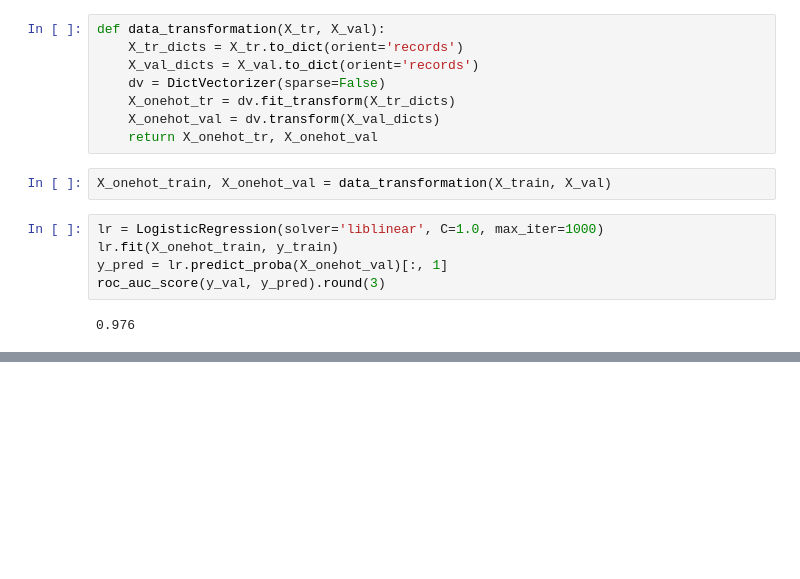
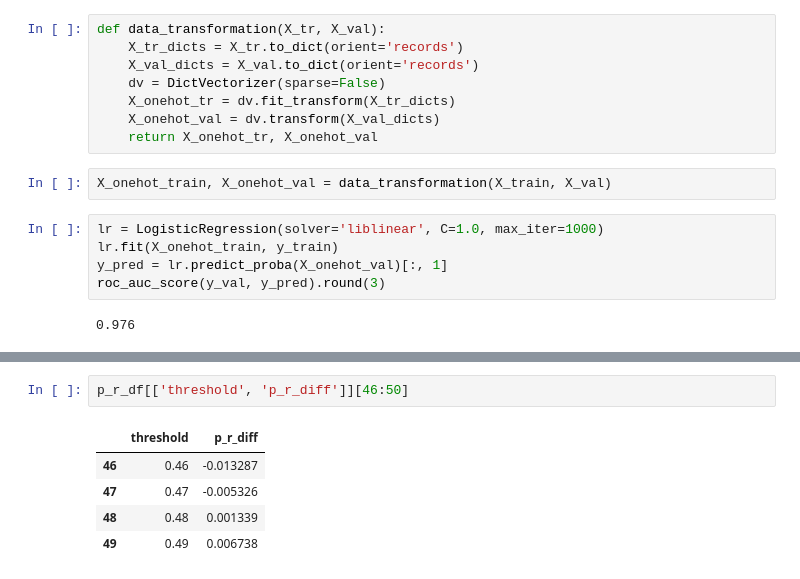
Before and after one commit to capac/ml-zoomcamp, a Jupyter notebook: 2023/homework/04/homework_04.ipynb, the cells around one changed output, grey strips where cells are left out. Drawn from its saved outputs; the diff is of its cells as text; blank space fills up the shorter version.

```diff
--- a/2023/homework/04/homework_04.ipynb
+++ b/2023/homework/04/homework_04.ipynb
@@ -122,0 +152,8 @@ roc_auc_score(y_val, y_pred).round(3)
+# %%
+p_r_df[['threshold', 'p_r_diff']][46:50]
+# %% [output]
+|  | threshold | p_r_diff |
+| 46 | 0.46 | -0.013287 |
+| 47 | 0.47 | -0.005326 |
+| 48 | 0.48 | 0.001339 |
+| 49 | 0.49 | 0.006738 |
```
Also changed, not shown: parts of 3 cells of this notebook.
